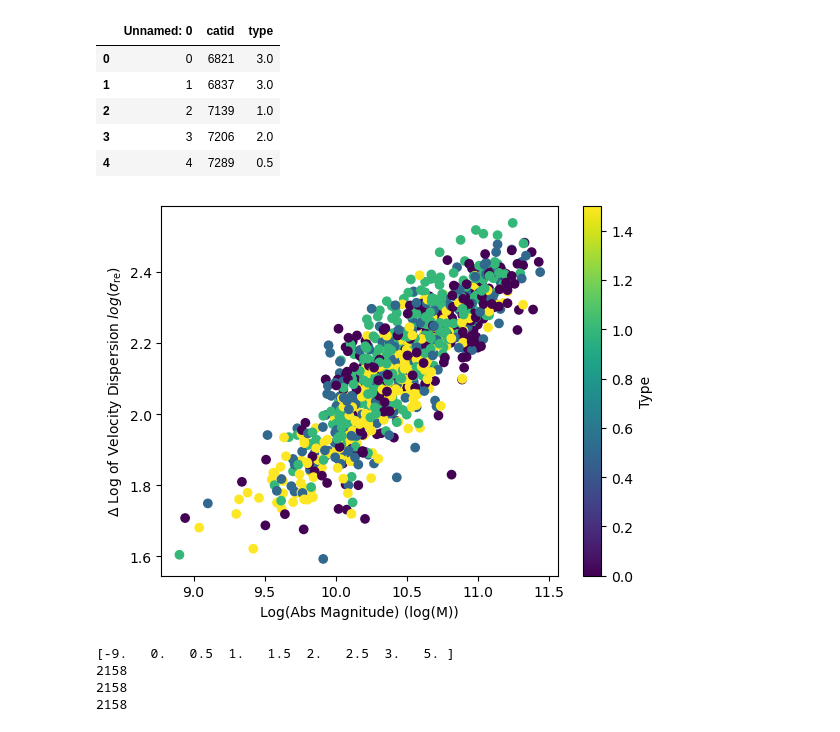
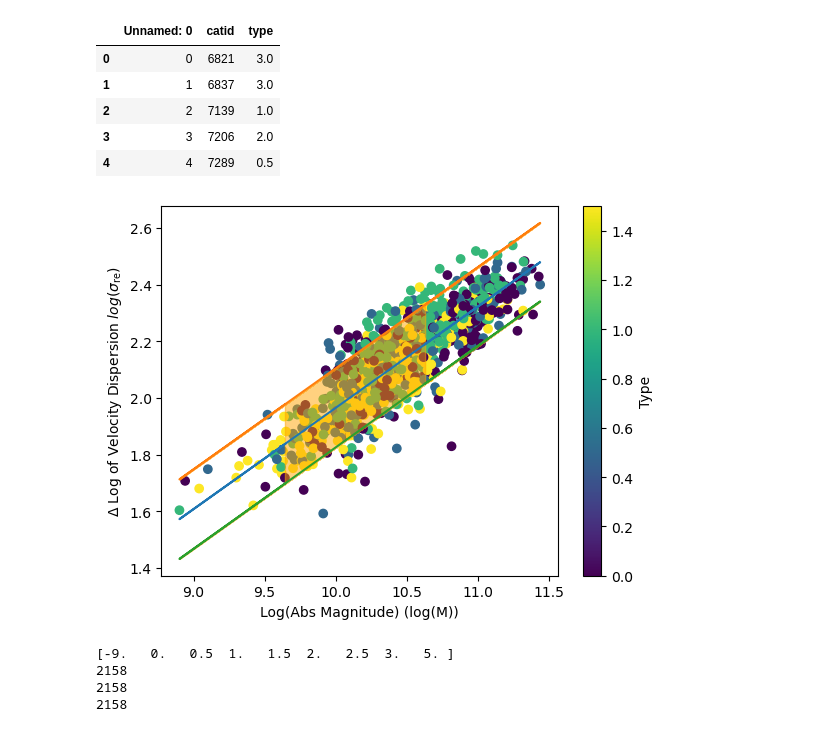
Before and after one commit to lina-pp/PHYS3116_Group3, a Jupyter notebook: Faber-Jackson.ipynb, the cells around one changed output. Cells and saved outputs as stored; diff of their text form; code cells hidden in the pictures.

```diff
--- a/Faber-Jackson.ipynb
+++ b/Faber-Jackson.ipynb
@@ -144,23 +178,47 @@ VM.head()
 # %%
 ### This one is like the normal one -> think I might take the best bits of both and make it into a good one
 ## also there is an error coloumn in Stela kinematics SIGMA_RE_ERR -> might want to use?
 
 
 ## use error to change the linear line, also could
 
 
 plt.scatter(
     mstar,
     np.log10(sigma_re),
     c=type
 )
 
+def relation(Mag, k, b):
+    return k * Mag + b
+
+
+params, covariance = curve_fit(relation, mstar, np.log10(sigma_re))
+
+k = params[0]
+b = params[1]
+
+variance =  M**2 * covariance[0,0] + covariance[1,1] + 2*M*covariance[0,1]
+
+sigma_fit = np.sqrt(variance)
+
+fit = relation(mstar,k,b)
+
+max_fit = fit + sigma_fit
+min_fit = fit - sigma_fit
+
+plt.plot(mstar, fit)
+plt.plot(mstar, max_fit)
+plt.plot(mstar, min_fit)
+plt.fill_between(mstar, min_fit, max_fit, color="orange", alpha = 0.5)
+
+
 plt.xlabel("Log(Abs Magnitude) (log(M))")
 plt.ylabel("$\\Delta$ Log of Velocity Dispersion $log(\\sigma_{\\text{re}})$")
 cbar = plt.colorbar()
 cbar.set_label('Type')
 # %% [output]
-[figure, old version]
+[figure, new version]
 # %%
 skiprow, catid, type, sigma_re, mstar = np.loadtxt('cleaned_data_all.txt', unpack=True)
 
```
Also changed, not shown: parts of 2 cells of this notebook.
